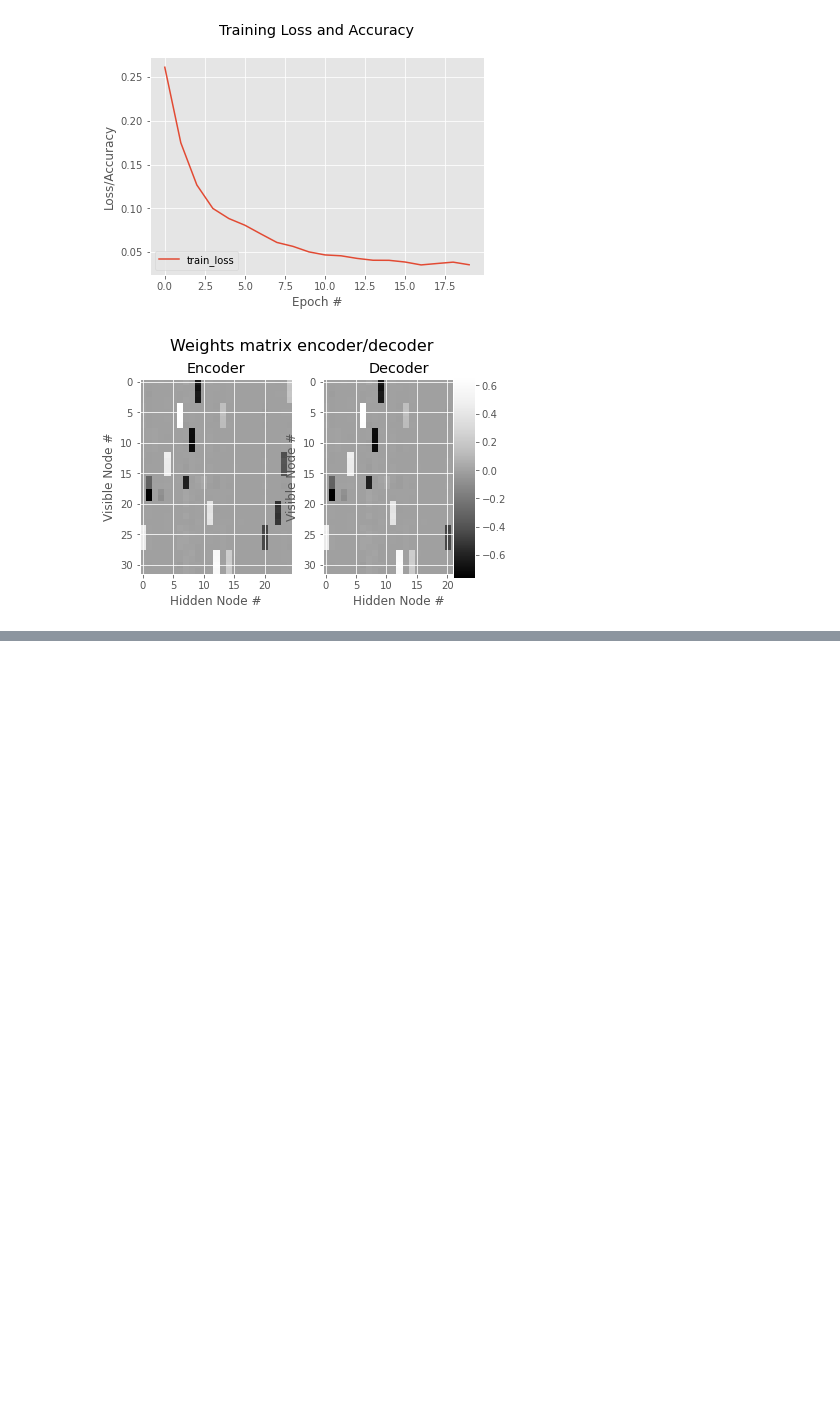
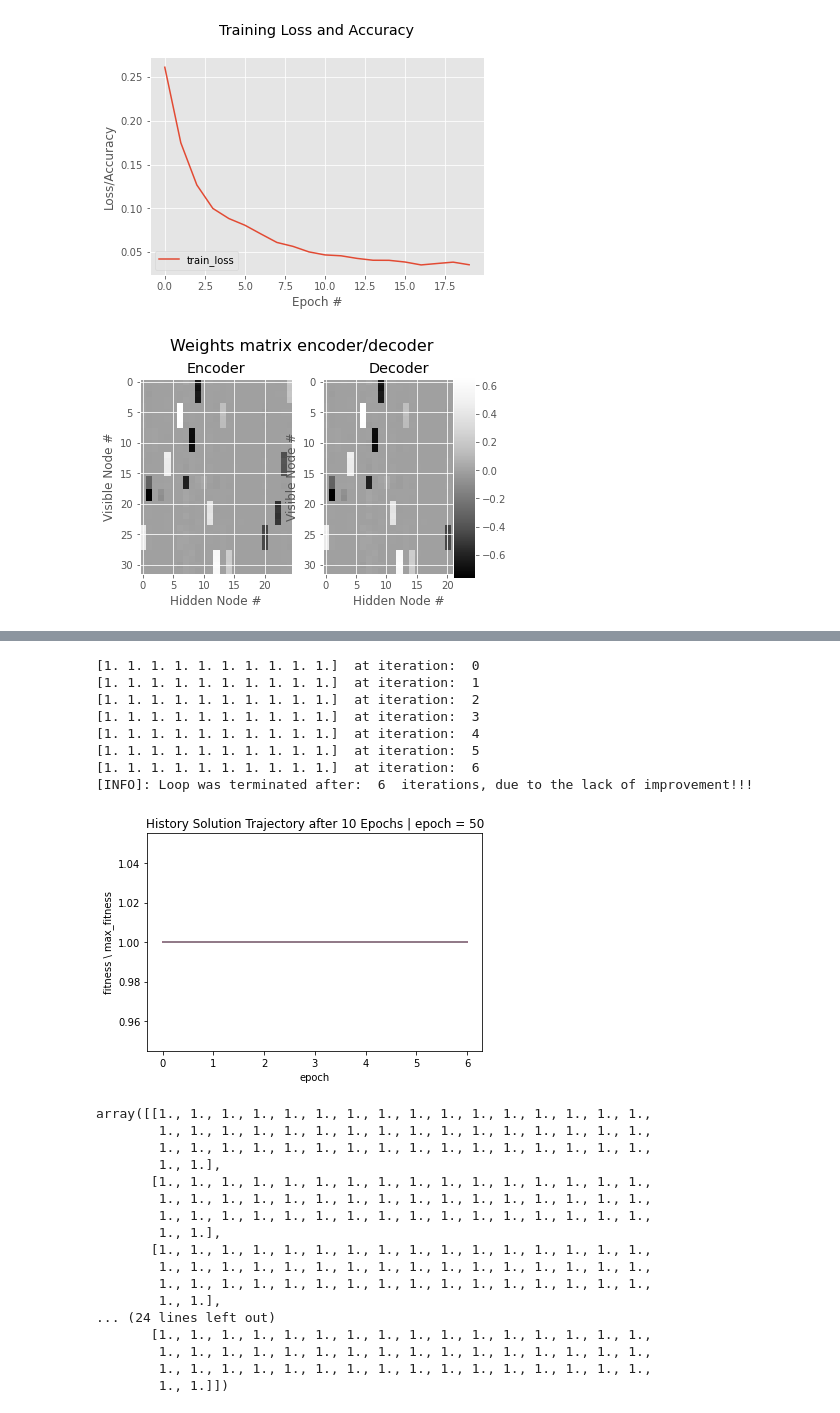
Before and after one commit to FilipKubackiSoton/DeepOptimization, a Jupyter notebook: progres2.ipynb, the cells around one changed output, grey strips where cells are left out. Saved outputs shown, nothing was run; the diff lists cells and outputs as text; code cells hidden in the pictures; blank space fills up the shorter version.

```diff
--- a/progres2.ipynb
+++ b/progres2.ipynb
@@ -346,5 +370,5 @@ def add_layer_to_model(model, compression = 0.8, dropout = 0.2, reg_cof = 0.001,
         new_model.summary()
     return new_model
 # %%
-tmoModel = add_layer_to_model(model2, show_summary=True)
+model3 = add_layer_to_model(model2, show_summary=True)
 # %% [output]
@@ -368,3 +392,5 @@ Total params: 1,402
 Trainable params: 1,402
 Non-trainable params: 0
 _________________________________________________________________
+# %%
+model4 = add_layer_to_model(model3, show_summary = True)
@@ -370,0 +415,2 @@ _________________________________________________________________
+# %%
+fe, fd = split_model_into_encoder_decoder(model4, True)
@@ -370,0 +435,29 @@ _________________________________________________________________
+# %%
+generate_trajectory_global_plot(fe, fd, trainY, debuge_variation=True, epochs = 10)
+# %% [output]
+[1. 1. 1. 1. 1. 1. 1. 1. 1. 1.]  at iteration:  0
+[1. 1. 1. 1. 1. 1. 1. 1. 1. 1.]  at iteration:  1
+[1. 1. 1. 1. 1. 1. 1. 1. 1. 1.]  at iteration:  2
+[1. 1. 1. 1. 1. 1. 1. 1. 1. 1.]  at iteration:  3
+[1. 1. 1. 1. 1. 1. 1. 1. 1. 1.]  at iteration:  4
+[1. 1. 1. 1. 1. 1. 1. 1. 1. 1.]  at iteration:  5
+[1. 1. 1. 1. 1. 1. 1. 1. 1. 1.]  at iteration:  6
+[INFO]: Loop was terminated after:  6  iterations, due to the lack of improvement!!!
+[figure, added]
+array([[1., 1., 1., 1., 1., 1., 1., 1., 1., 1., 1., 1., 1., 1., 1., 1.,
+        1., 1., 1., 1., 1., 1., 1., 1., 1., 1., 1., 1., 1., 1., 1., 1.,
+        1., 1., 1., 1., 1., 1., 1., 1., 1., 1., 1., 1., 1., 1., 1., 1.,
+        1., 1.],
+       [1., 1., 1., 1., 1., 1., 1., 1., 1., 1., 1., 1., 1., 1., 1., 1.,
+        1., 1., 1., 1., 1., 1., 1., 1., 1., 1., 1., 1., 1., 1., 1., 1.,
+        1., 1., 1., 1., 1., 1., 1., 1., 1., 1., 1., 1., 1., 1., 1., 1.,
+        1., 1.],
+       [1., 1., 1., 1., 1., 1., 1., 1., 1., 1., 1., 1., 1., 1., 1., 1.,
+        1., 1., 1., 1., 1., 1., 1., 1., 1., 1., 1., 1., 1., 1., 1., 1.,
+        1., 1., 1., 1., 1., 1., 1., 1., 1., 1., 1., 1., 1., 1., 1., 1.,
+        1., 1.],
+... (24 lines left out)
+       [1., 1., 1., 1., 1., 1., 1., 1., 1., 1., 1., 1., 1., 1., 1., 1.,
+        1., 1., 1., 1., 1., 1., 1., 1., 1., 1., 1., 1., 1., 1., 1., 1.,
+        1., 1., 1., 1., 1., 1., 1., 1., 1., 1., 1., 1., 1., 1., 1., 1.,
+        1., 1.]])
```
Also changed, not shown: parts of 10 cells of this notebook.
